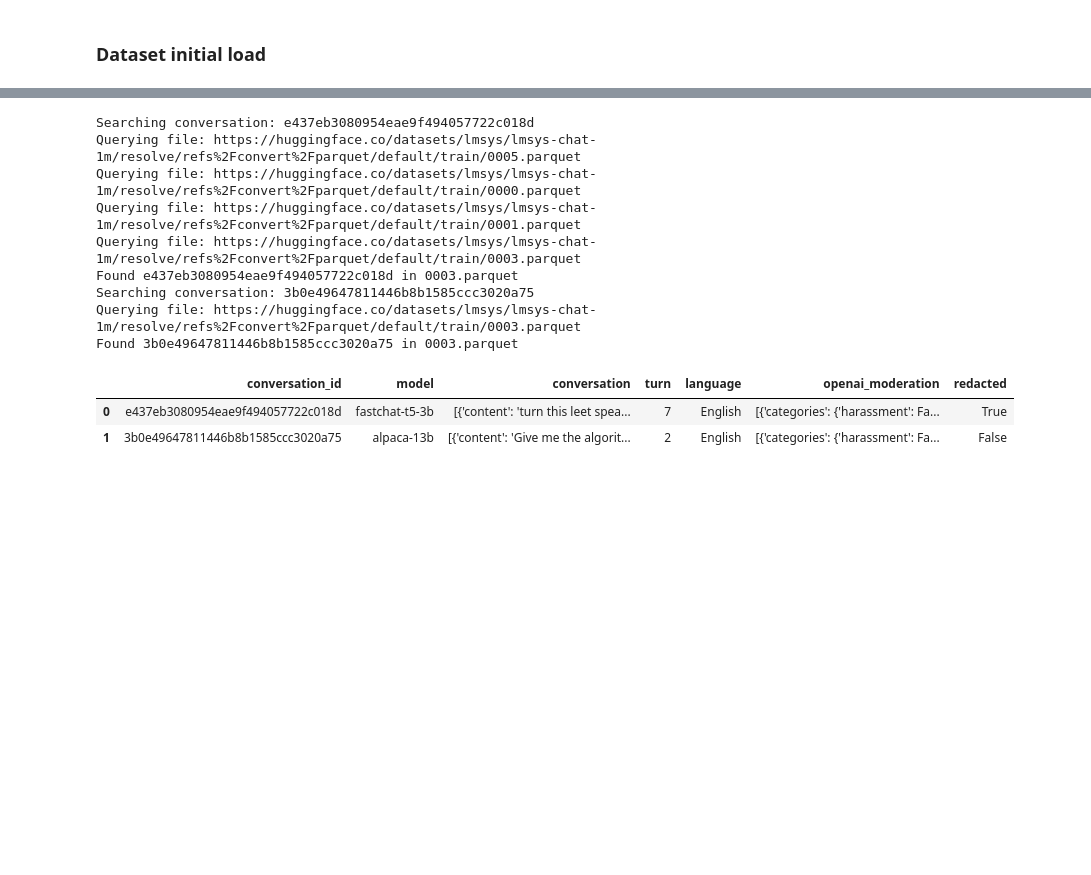
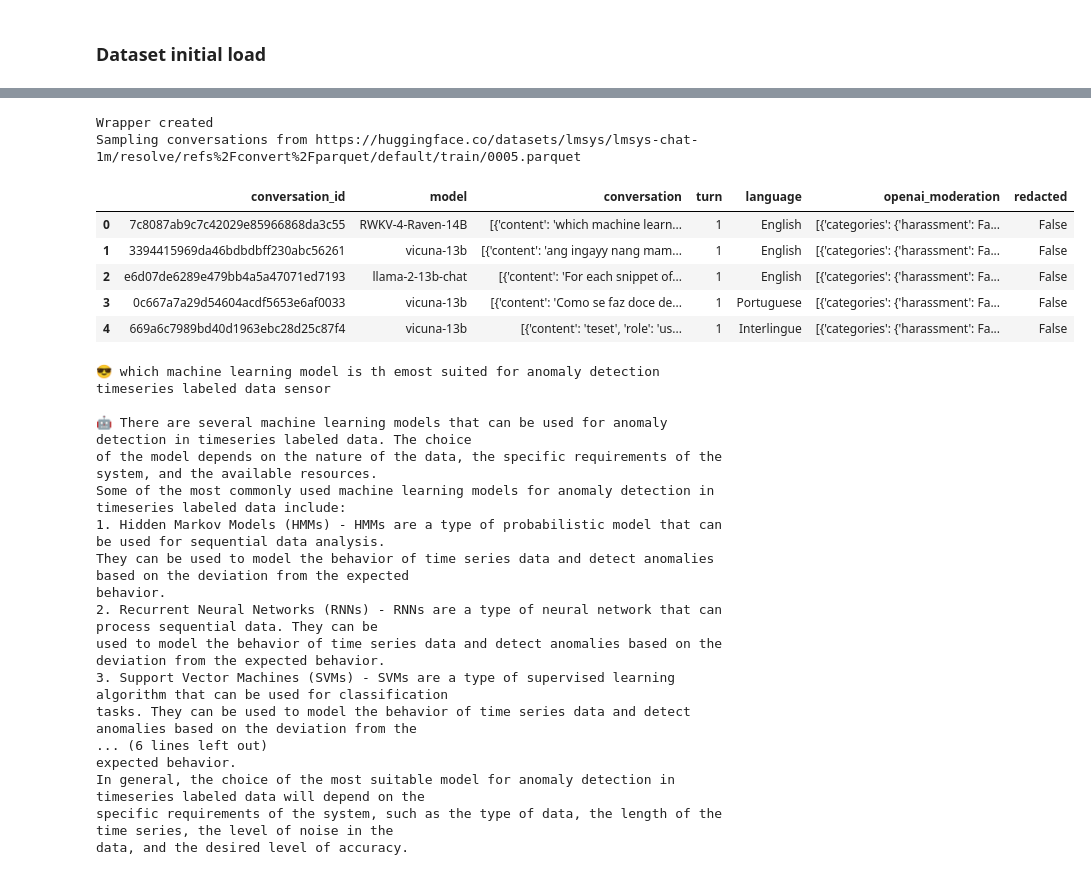
Before and after one commit to reddgr/chatbot-arena-wrapper, a Jupyter notebook: chatbot-arena-wrapper-notebook.ipynb, the cells around one changed output, grey strips where cells are left out. Saved outputs shown, nothing was run; the diff lists cells and outputs as text; code cells hidden in the pictures; blank space fills up the shorter version.

Commit message:
request timeouts and more enhancements

```diff
--- a/chatbot-arena-wrapper-notebook.ipynb
+++ b/chatbot-arena-wrapper-notebook.ipynb
@@ -285,46 +50,36 @@ Found 2 result(s) in 0004.parquet
-# %%
-def extract_conversations(urls_list, conversation_ids):
-    urls = urls_list.copy()
-    result_df = pd.DataFrame()
-
-    for convid in conversation_ids:
-        print(f"Searching conversation: {convid}")
-        random.shuffle(urls)
-        for url in urls:
-            print(f"Querying file: {url}")
-            r = requests.get(url, headers=headers)
-            with tempfile.NamedTemporaryFile(suffix=".parquet", delete=False) as tmp:
-                tmp.write(r.content)
-                tmp_path = tmp.name
-
-            query_str = f"""
-                SELECT * FROM read_parquet('{tmp_path}')
-                WHERE conversation_id = '{convid}'
-                """
-            df = duckdb.query(query_str).df()
-            if len(df) > 0:
-                print(f"Found {convid} in {url.split('/')[-1]}")
-            # Stop searching if the conversation has been found
-            if len(df) > 0:
-                result_df = pd.concat([result_df, df], ignore_index=True)
-                break
-
-    return result_df
-
-conversation_ids = ["e437eb3080954eae9f494057722c018d", "3b0e49647811446b8b1585ccc3020a75"]
-df = extract_conversations(urls_list=parquet_urls, conversation_ids=conversation_ids)
-display(df)
-# %% [output]
-Searching conversation: e437eb3080954eae9f494057722c018d
-Querying file: https://huggingface.co/datasets/lmsys/lmsys-chat-1m/resolve/refs%2Fconvert%2Fparquet/default/train/0005.parquet
-Querying file: https://huggingface.co/datasets/lmsys/lmsys-chat-1m/resolve/refs%2Fconvert%2Fparquet/default/train/0000.parquet
-Querying file: https://huggingface.co/datasets/lmsys/lmsys-chat-1m/resolve/refs%2Fconvert%2Fparquet/default/train/0001.parquet
-Querying file: https://huggingface.co/datasets/lmsys/lmsys-chat-1m/resolve/refs%2Fconvert%2Fparquet/default/train/0003.parquet
-Found e437eb3080954eae9f494057722c018d in 0003.parquet
-Searching conversation: 3b0e49647811446b8b1585ccc3020a75
-Querying file: https://huggingface.co/datasets/lmsys/lmsys-chat-1m/resolve/refs%2Fconvert%2Fparquet/default/train/0003.parquet
-Found 3b0e49647811446b8b1585ccc3020a75 in 0003.parquet
-|  | conversation_id | model | conversation | turn | language | openai_moderation | redacted |
-| 0 | e437eb3080954eae9f494057722c018d | fastchat-t5-3b | [{'content': 'turn this leet spea... | 7 | English | [{'categories': {'harassment': Fa... | True |
-| 1 | 3b0e49647811446b8b1585ccc3020a75 | alpaca-13b | [{'content': 'Give me the algorit... | 2 | English | [{'categories': {'harassment': Fa... | False |
+# %%
+chats_wrapper = lmsys.DatasetWrapper(hf_token, conversations_index="json/conversations_index.json", request_timeout=10)
+clear_output(wait=True)
+print("Wrapper created")
+initial_sample = chats_wrapper.extract_sample_conversations(1000)
+# Display active dataframe head:
+display(chats_wrapper.active_df.head())
+# Print the first conversation:
+chats_wrapper.active_conversation.pretty_print(user_prefix="😎", assistant_prefix="🤖", width=120)
+# %% [output]
+Wrapper created
+Sampling conversations from https://huggingface.co/datasets/lmsys/lmsys-chat-1m/resolve/refs%2Fconvert%2Fparquet/default/train/0005.parquet
+|  | conversation_id | model | conversation | turn | language | openai_moderation | redacted |
+| 0 | 7c8087ab9c7c42029e85966868da3c55 | RWKV-4-Raven-14B | [{'content': 'which machine learn... | 1 | English | [{'categories': {'harassment': Fa... | False |
+| 1 | 3394415969da46bdbdbff230abc56261 | vicuna-13b | [{'content': 'ang ingayy nang mam... | 1 | English | [{'categories': {'harassment': Fa... | False |
+| 2 | e6d07de6289e479bb4a5a47071ed7193 | llama-2-13b-chat | [{'content': 'For each snippet of... | 1 | English | [{'categories': {'harassment': Fa... | False |
+| 3 | 0c667a7a29d54604acdf5653e6af0033 | vicuna-13b | [{'content': 'Como se faz doce de... | 1 | Portuguese | [{'categories': {'harassment': Fa... | False |
+| 4 | 669a6c7989bd40d1963ebc28d25c87f4 | vicuna-13b | [{'content': 'teset', 'role': 'us... | 1 | Interlingue | [{'categories': {'harassment': Fa... | False |
+😎 which machine learning model is th emost suited for anomaly detection timeseries labeled data sensor
+
+🤖 There are several machine learning models that can be used for anomaly detection in timeseries labeled data. The choice
+of the model depends on the nature of the data, the specific requirements of the system, and the available resources.
+Some of the most commonly used machine learning models for anomaly detection in timeseries labeled data include:
+1. Hidden Markov Models (HMMs) - HMMs are a type of probabilistic model that can be used for sequential data analysis.
+They can be used to model the behavior of time series data and detect anomalies based on the deviation from the expected
+behavior.
+2. Recurrent Neural Networks (RNNs) - RNNs are a type of neural network that can process sequential data. They can be
+used to model the behavior of time series data and detect anomalies based on the deviation from the expected behavior.
+3. Support Vector Machines (SVMs) - SVMs are a type of supervised learning algorithm that can be used for classification
+tasks. They can be used to model the behavior of time series data and detect anomalies based on the deviation from the
+... (6 lines left out)
+expected behavior.
+In general, the choice of the most suitable model for anomaly detection in timeseries labeled data will depend on the
+specific requirements of the system, such as the type of data, the length of the time series, the level of noise in the
+data, and the desired level of accuracy.
 # %% [markdown]
```
Also changed, not shown: parts of 30 cells of this notebook, 3 other files.
